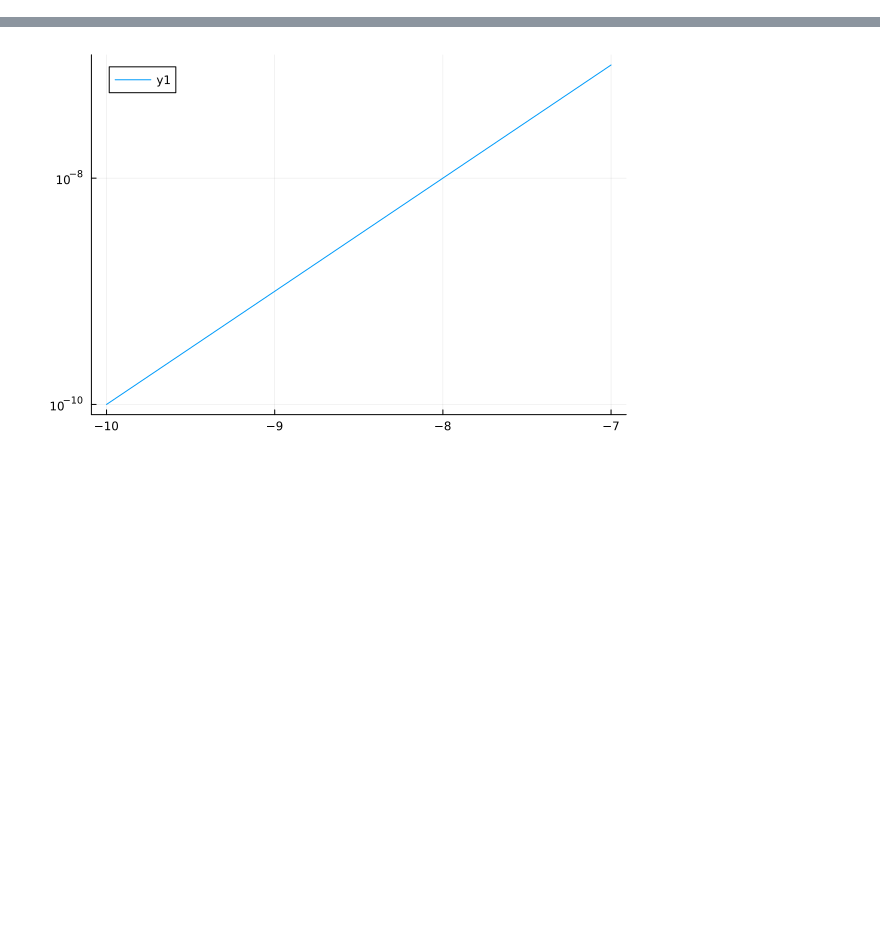
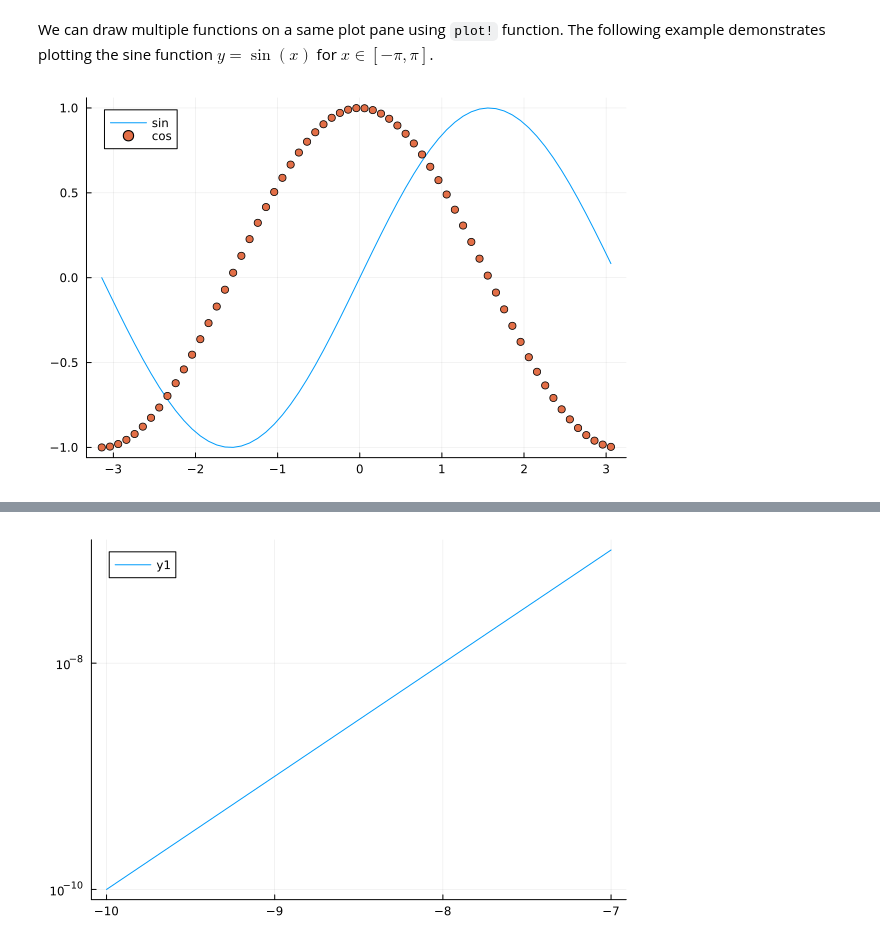
Before and after one commit to tensor4all/T4AJuliaTutorials, a Jupyter notebook: _sources/ipynbs/plots.ipynb, the cells around one changed output, grey strips where cells are left out. Drawn from its saved outputs; the diff is of its cells as text; code cells hidden in the pictures; blank space fills up the shorter version.

```diff
--- a/_sources/ipynbs/plots.ipynb
+++ b/_sources/ipynbs/plots.ipynb
@@ -7,0 +27,15 @@ using LaTeXStrings
+# %% [markdown]
+
+We can draw multiple functions on a same plot pane using `plot!` function.
+The following example demonstrates plotting the sine function $y = \sin(x)$ for $x \in [-\pi, \pi]$.
+# %%
+x = -π:0.1:π
+y1 = sin.(x)
+y2 = cos.(x)
+plt = plot()
+# line plot
+plot!(plt, x, y1, label="sin")
+# scatter plot
+plot!(plt, x, y2, label="cos", seriestype=:scatter)
+# %% [output]
+[figure, added]
```
Also changed, not shown: parts of 17 cells of this notebook, 19 other files.
